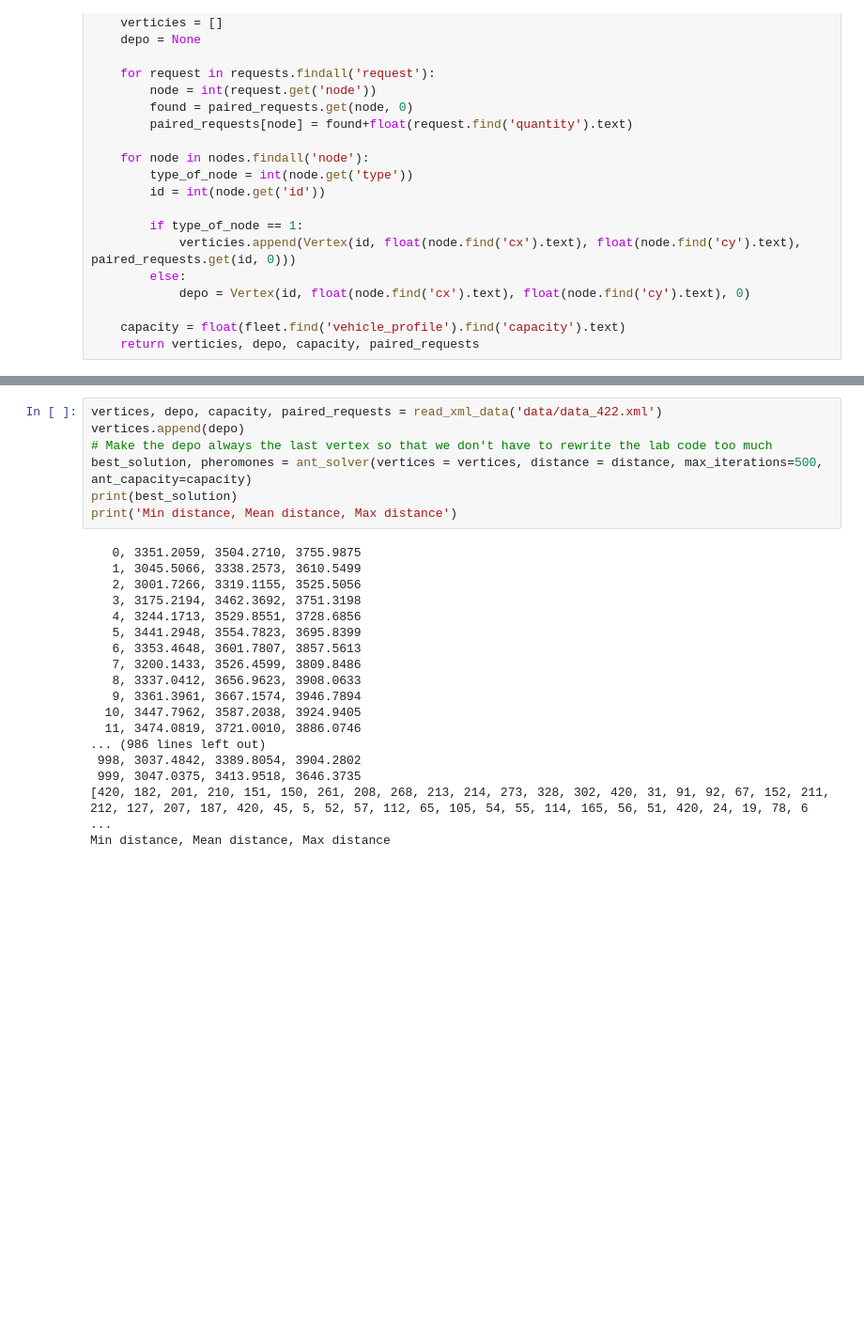
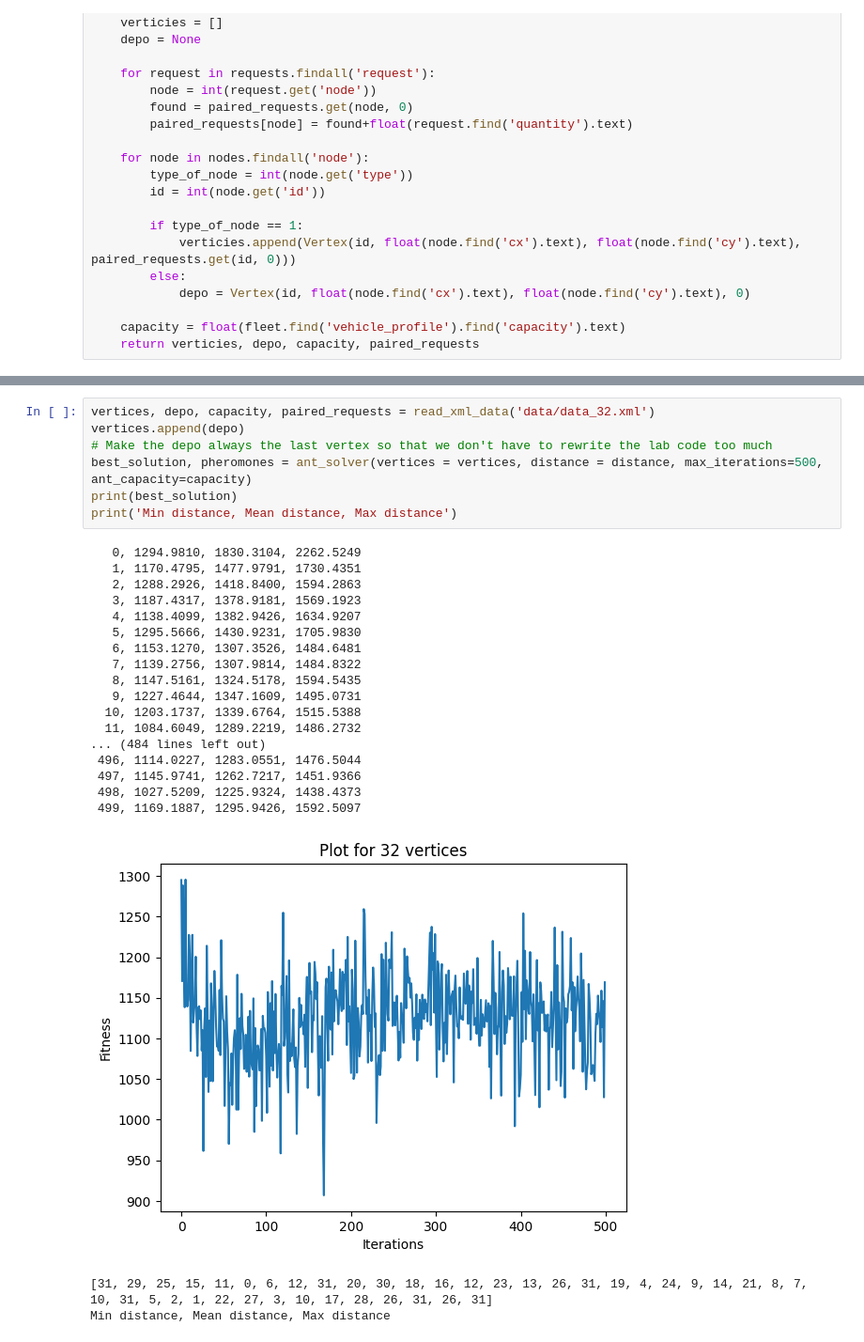
Before and after one commit to Neathac/Nature-inspired-algs, a Jupyter notebook: hw3/hw3_sol.ipynb, the cells around one changed output, grey strips where cells are left out. Shown at 94% size. Saved outputs shown, nothing was run; the diff lists cells and outputs as text; blank space fills up the shorter version.

```diff
--- a/hw3/hw3_sol.ipynb
+++ b/hw3/hw3_sol.ipynb
@@ -182,30 +194,33 @@ def draw_result(vertices, pheromones, best_solution):
     solutions_lc = mc.LineCollection(solution_lines, colors='red')
     ax.add_collection(solutions_lc)
 # %%
-vertices, depo, capacity, paired_requests = read_xml_data('data/data_422.xml')
+vertices, depo, capacity, paired_requests = read_xml_data('data/data_32.xml')
 vertices.append(depo)
 # Make the depo always the last vertex so that we don't have to rewrite the lab code too much
 best_solution, pheromones = ant_solver(vertices = vertices, distance = distance, max_iterations=500, ant_capacity=capacity)
 print(best_solution)
 print('Min distance, Mean distance, Max distance')
 # %% [output]
-   0, 3351.2059, 3504.2710, 3755.9875
-   1, 3045.5066, 3338.2573, 3610.5499
-   2, 3001.7266, 3319.1155, 3525.5056
-   3, 3175.2194, 3462.3692, 3751.3198
-   4, 3244.1713, 3529.8551, 3728.6856
-   5, 3441.2948, 3554.7823, 3695.8399
-   6, 3353.4648, 3601.7807, 3857.5613
-   7, 3200.1433, 3526.4599, 3809.8486
-   8, 3337.0412, 3656.9623, 3908.0633
-   9, 3361.3961, 3667.1574, 3946.7894
-  10, 3447.7962, 3587.2038, 3924.9405
-  11, 3474.0819, 3721.0010, 3886.0746
-... (986 lines left out)
- 998, 3037.4842, 3389.8054, 3904.2802
- 999, 3047.0375, 3413.9518, 3646.3735
-[420, 182, 201, 210, 151, 150, 261, 208, 268, 213, 214, 273, 328, 302, 420, 31, 91, 92, 67, 152, 211, 212, 127, 207, 187, 420, 45, 5, 52, 57, 112, 65, 105, 54, 55, 114, 165, 56, 51, 420, 24, 19, 78, 6 ...
-Min distance, Mean distance, Max distance
+   0, 1294.9810, 1830.3104, 2262.5249
+   1, 1170.4795, 1477.9791, 1730.4351
+   2, 1288.2926, 1418.8400, 1594.2863
+   3, 1187.4317, 1378.9181, 1569.1923
+   4, 1138.4099, 1382.9426, 1634.9207
+   5, 1295.5666, 1430.9231, 1705.9830
+   6, 1153.1270, 1307.3526, 1484.6481
+   7, 1139.2756, 1307.9814, 1484.8322
+   8, 1147.5161, 1324.5178, 1594.5435
+   9, 1227.4644, 1347.1609, 1495.0731
+  10, 1203.1737, 1339.6764, 1515.5388
+  11, 1084.6049, 1289.2219, 1486.2732
+... (484 lines left out)
+ 496, 1114.0227, 1283.0551, 1476.5044
+ 497, 1145.9741, 1262.7217, 1451.9366
+ 498, 1027.5209, 1225.9324, 1438.4373
+ 499, 1169.1887, 1295.9426, 1592.5097
+[figure, added]
+[31, 29, 25, 15, 11, 0, 6, 12, 31, 20, 30, 18, 16, 12, 23, 13, 26, 31, 19, 4, 24, 9, 14, 21, 8, 7, 10, 31, 5, 2, 1, 22, 27, 3, 10, 17, 28, 26, 31, 26, 31]
+Min distance, Mean distance, Max distance
 # %%
 draw_result(vertices=vertices, pheromones=pheromones, best_solution=best_solution)
 # %% [output]
```
Also changed, not shown: parts of 8 cells of this notebook, 9 other files.
